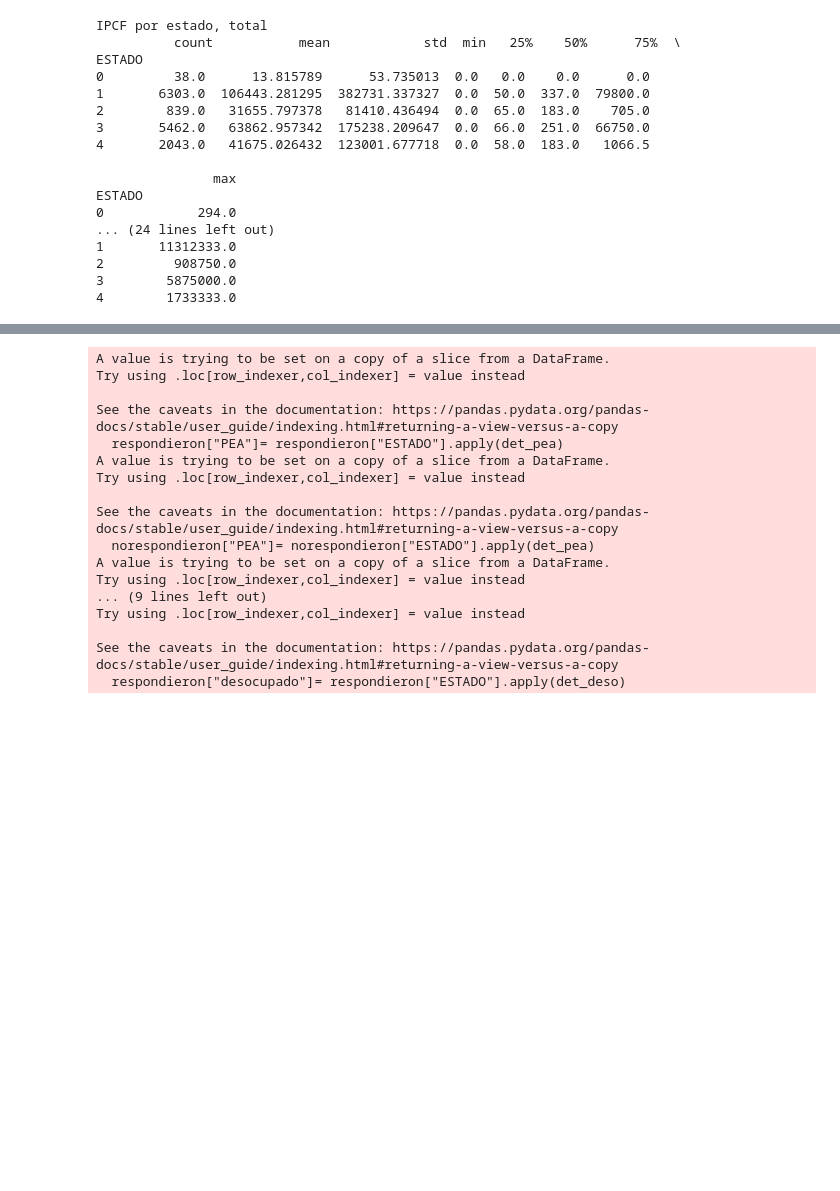
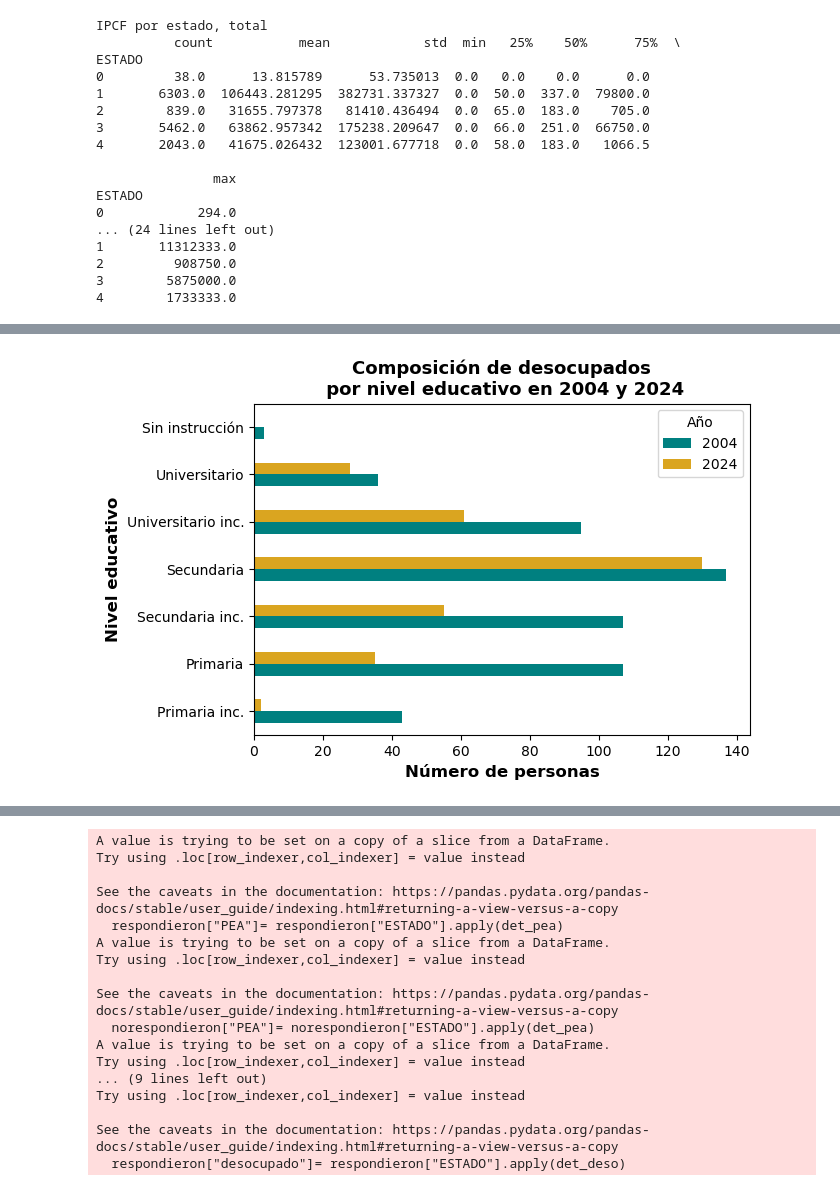
Before and after one commit to maggiecobb/CC408-T1-5, a Jupyter notebook: TP 3/Tp3.ipynb, the cells around one changed output, grey strips where cells are left out. Drawn from its saved outputs; the diff is of its cells as text; code cells hidden in the pictures; blank space fills up the shorter version.

```diff
--- a/TP 3/Tp3.ipynb
+++ b/TP 3/Tp3.ipynb
@@ -1021,0 +692,19 @@ Name: count, dtype: int64
+# %%
+#Defino variables: agrupación de desocupados por nivel educativo y por año
+comp_deso = deso_df.groupby(['NIVEL_ED', 'ANO4']).size().unstack(fill_value=0)
+colores = ["teal", "goldenrod"]
+
+#Gráfico de barras horizontales
+ax = comp_deso.plot(kind='barh', color=colores)
+ax.set_title('Composición de desocupados\n por nivel educativo en 2004 y 2024', fontdict={'fontsize': 13, 'fontweight': 'bold'})
+ax.set_xlabel('Número de personas', fontdict={'fontsize': 12, 'fontweight': 'bold'})
+ax.set_ylabel('Nivel educativo', fontdict={'fontsize': 12, 'fontweight': 'bold'})
+plt.yticks(rotation=0)
+
+niveleducativo = ['Primaria inc.', 'Primaria', 'Secundaria inc.', 'Secundaria', 'Universitario inc.', 'Universitario', 'Sin instrucción']  # Ejemplo de nuevos nombres
+ax.set_yticklabels(niveleducativo)
+
+plt.legend(['2004', '2024'], title='Año', loc='upper center', bbox_to_anchor=(0.9, 1.0), ncol=1)
+plt.subplots_adjust(top=0.8)
+# %% [output]
+[figure, added]
```
Also changed, not shown: parts of 112 cells of this notebook.
